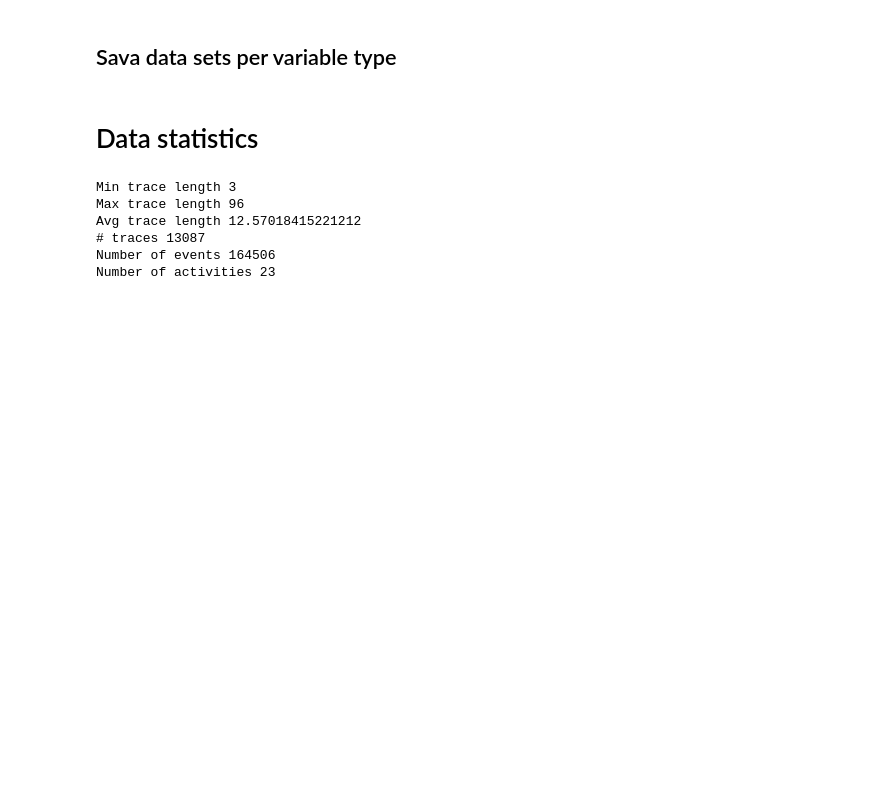
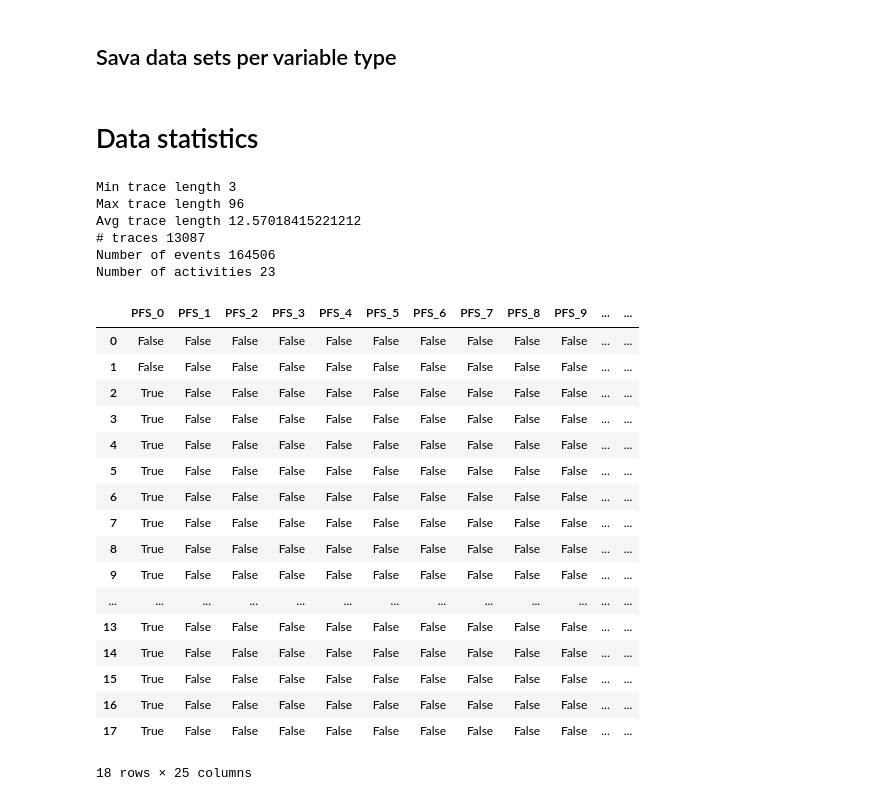
Before and after one commit to flxw/master-thesis, a Jupyter notebook: notebooks/bpic2012 preparation.ipynb, the cells around one changed output. Drawn from its saved outputs; the diff is of its cells as text; code cells hidden in the pictures; blank space fills up the shorter version.

```diff
--- a/notebooks/bpic2012 preparation.ipynb
+++ b/notebooks/bpic2012 preparation.ipynb
@@ -326,3 +324,24 @@ Avg trace length 12.57018415221212
 # traces 13087
 Number of events 164506
 Number of activities 23
+# %%
+pf_traces[0]
+# %% [output]
+|  | PFS_0 | PFS_1 | PFS_2 | PFS_3 | PFS_4 | PFS_5 | PFS_6 | PFS_7 | PFS_8 | PFS_9 | ... | ... |
+| 0 | False | False | False | False | False | False | False | False | False | False | ... | ... |
+| 1 | False | False | False | False | False | False | False | False | False | False | ... | ... |
+| 2 | True | False | False | False | False | False | False | False | False | False | ... | ... |
+| 3 | True | False | False | False | False | False | False | False | False | False | ... | ... |
+| 4 | True | False | False | False | False | False | False | False | False | False | ... | ... |
+| 5 | True | False | False | False | False | False | False | False | False | False | ... | ... |
+| 6 | True | False | False | False | False | False | False | False | False | False | ... | ... |
+| 7 | True | False | False | False | False | False | False | False | False | False | ... | ... |
+| 8 | True | False | False | False | False | False | False | False | False | False | ... | ... |
+| 9 | True | False | False | False | False | False | False | False | False | False | ... | ... |
+| ... | ... | ... | ... | ... | ... | ... | ... | ... | ... | ... | ... | ... |
+| 13 | True | False | False | False | False | False | False | False | False | False | ... | ... |
+| 14 | True | False | False | False | False | False | False | False | False | False | ... | ... |
+| 15 | True | False | False | False | False | False | False | False | False | False | ... | ... |
+| 16 | True | False | False | False | False | False | False | False | False | False | ... | ... |
+| 17 | True | False | False | False | False | False | False | False | False | False | ... | ... |
+18 rows × 25 columns
```
Also changed, not shown: parts of 2 cells of this notebook, 9 other files.
